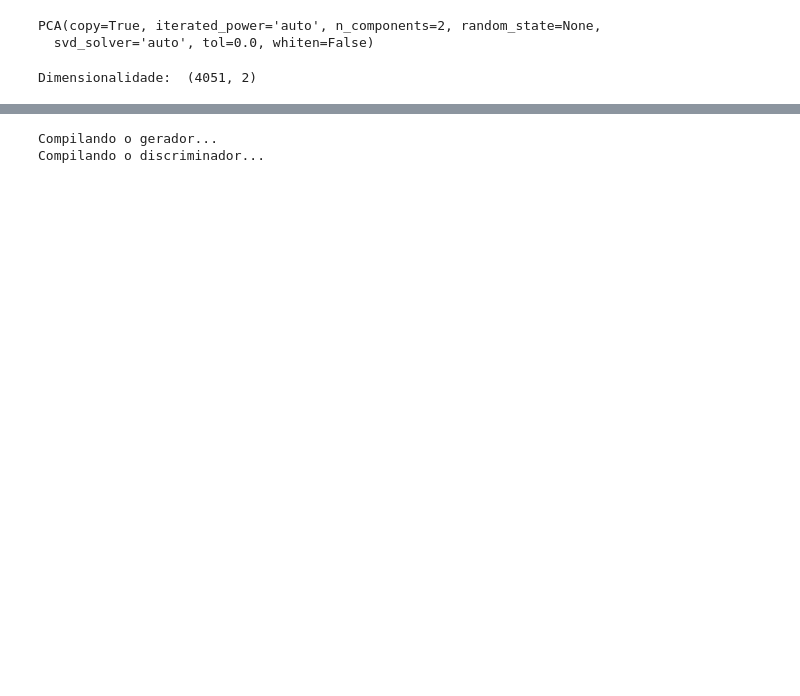
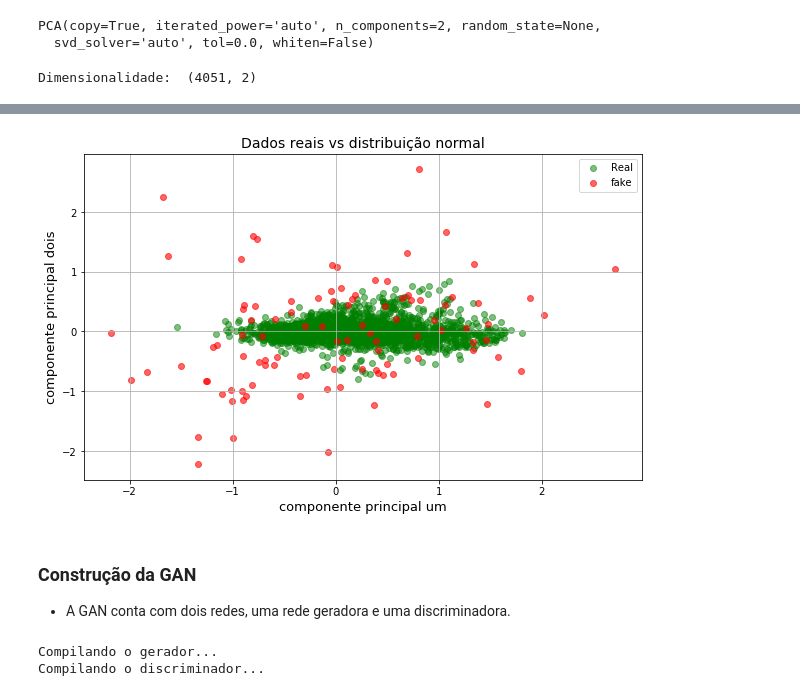
Before and after one commit to ejrueda/MasterUFPA, a Jupyter notebook: Proyectos/BioInformática/GANs-genoma.ipynb, the cells around one changed output, grey strips where cells are left out. Saved outputs shown, nothing was run; the diff lists cells and outputs as text; code cells hidden in the pictures; blank space fills up the shorter version.

```diff
--- a/Proyectos/BioInformática/GANs-genoma.ipynb
+++ b/Proyectos/BioInformática/GANs-genoma.ipynb
@@ -49 +56,3 @@ plt.scatter(X_pca[:,0], X_pca[:,1], color="green", alpha=.4);
+# %%
+X_train = (X_train - np.mean(X_train))/np.mean(X_train)
 # %% [markdown]
@@ -73,3 +85,21 @@ for i in imgs:
+# %%
+pca2 = PCA(n_components=2)
+pca2.fit(X_train)
+X_real = pca2.transform(X_train)
+X_fake = pca2.transform(np.random.normal(0,1,(100,9)))
+plt.figure(figsize=(10,6))
+plt.grid()
+plt.title("Dados reais vs distribuição normal", fontsize=14)
+plt.xlabel("componente principal um", fontsize=13)
+plt.ylabel("componente principal dois", fontsize=13)
+plt.scatter(X_real[:,0], X_real[:,1], label="Real", alpha=.5, color="green")
+plt.scatter(X_fake[:,0], X_fake[:,1], label="fake", alpha=.6, color="red")
+plt.legend();
+# %% [output]
+[figure, added]
+# %% [markdown]
+### Construção da GAN
+- A GAN conta com dois redes, uma rede geradora e uma discriminadora.
 # %%
 class GANs():
     #inialização dos parâmetros
```
Also changed, not shown: parts of 21 cells of this notebook, 4 other files.
